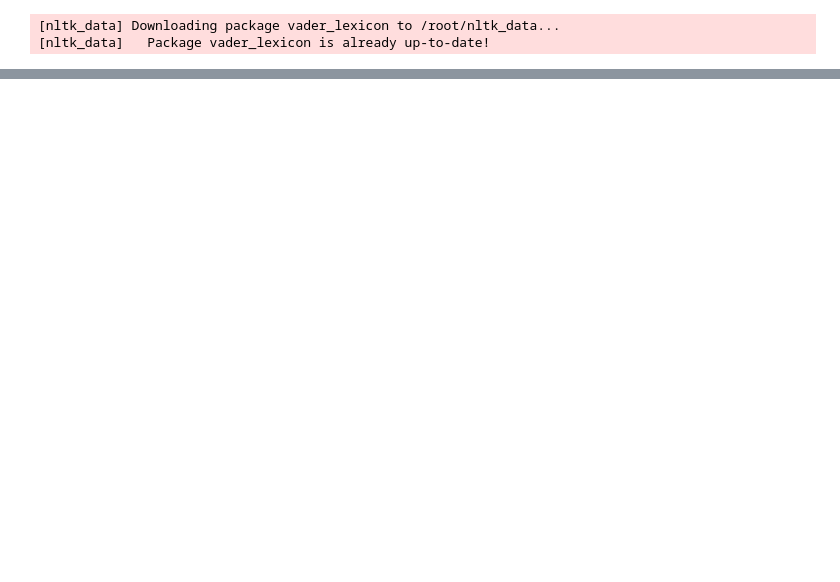
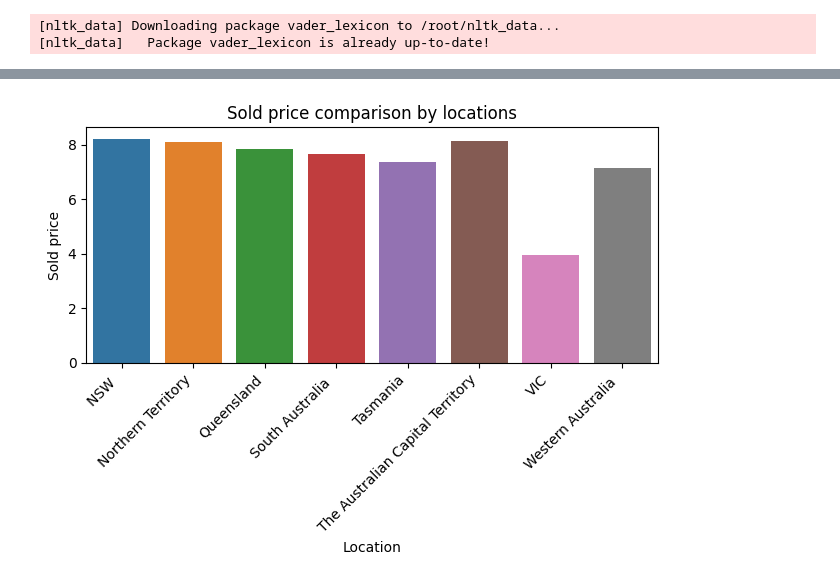
Before and after one commit to derkaiser9423/PythonPracticeProject, a Jupyter notebook: Assigment_1_Session_4_s8091335.ipynb, the cells around one changed output, grey strips where cells are left out. Cells and saved outputs as stored; diff of their text form; code cells hidden in the pictures; blank space fills up the shorter version.

```diff
--- a/Assigment_1_Session_4_s8091335.ipynb
+++ b/Assigment_1_Session_4_s8091335.ipynb
@@ -169,7 +138,0 @@ plt.show()
-# %%
-df['product_feedback_score_1'] = ''
-df.loc[df['product feedback'] == 'Extremely Poor', 'product_feedback_score_1'] = -1
-df.loc[df['product feedback'] == 'strongly diagree', 'product_feedback_score_1'] = -1
-df.loc[df['product feedback'] == 'disagree', 'product_feedback_score_1'] = -1
-df.loc[df['product feedback'] == 'agree', 'product_feedback_score_1'] = 1
-df.loc[df['product feedback'] == 'strongly agree', 'product_feedback_score_1'] = 1
@@ -181,4 +138,0 @@ plt.show()
-# %%
-df['other_feedback_score_1'] = ''
-df.loc[df['other feedback score'] < 0, 'other feedback score 1'] = -1
-df.loc[df['other feedback score'] >= 0, 'other feedback score 1'] = 1
@@ -195,0 +141,2 @@ Spearman rank correlation coefficient: 0.00619890189254449
+# %%
+mean_price_by_locations = df.groupby('suplier location ')['sold price '].mean().reset_index()
@@ -195,0 +147,11 @@ Spearman rank correlation coefficient: 0.00619890189254449
+# %%
+sns.barplot(x=mean_price_by_locations['suplier location '], y=mean_price_by_locations['sold price '], data=mean_price_by_locations)
+plt.xlabel('Location')
+plt.ylabel('Sold price')
+plt.title('Sold price comparison by locations')
+plt.xticks(rotation=45, ha='right')
+plt.tight_layout()
+# Show the chart
+plt.show()
+# %% [output]
+[figure, added]
```
Also changed, not shown: parts of 40 cells of this notebook.
